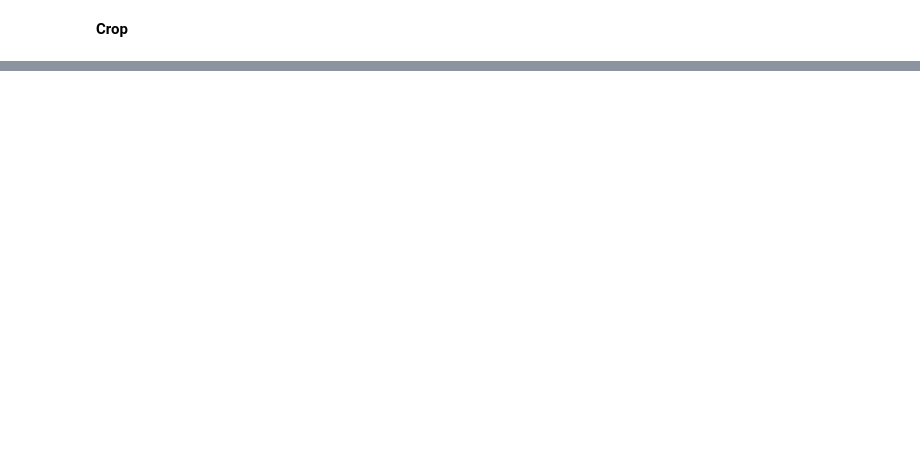
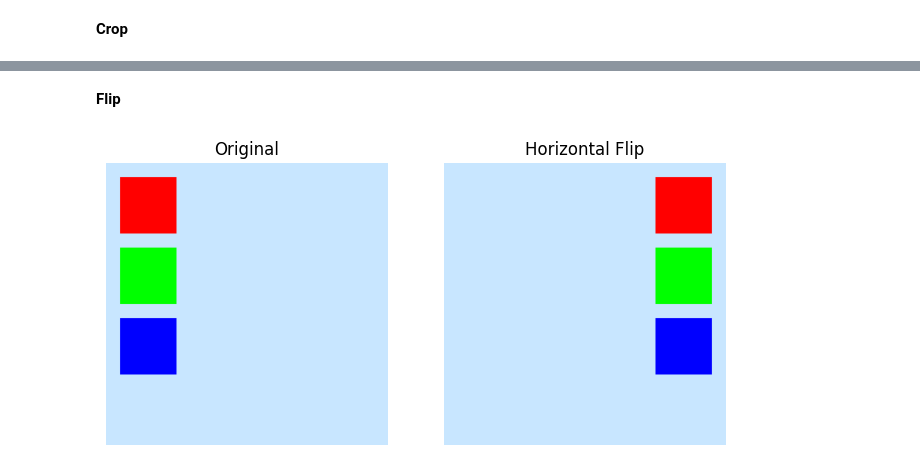
Before and after one commit to manav15dhupar-ux/Image_Pixel_Manipulator, a Jupyter notebook: Image_Pixel_Manipulator_(Synthetic_Images).ipynb, the cells around one changed output, grey strips where cells are left out. Saved outputs shown, nothing was run; the diff lists cells and outputs as text; code cells hidden in the pictures; blank space fills up the shorter version.

Commit message:
Horizontal and Vertical Flip

```diff
--- a/Image_Pixel_Manipulator_(Synthetic_Images).ipynb
+++ b/Image_Pixel_Manipulator_(Synthetic_Images).ipynb
@@ -83,0 +81,20 @@ Croped Shape: (20, 20, 3)
+# %% [markdown]
+**Flip**
+# %%
+flipped_horizontal = img[:, ::-1]
+
+plt.figure(figsize=(8, 4))
+
+plt.subplot(1, 2, 1)
+plt.imshow(img)
+plt.title("Original")
+plt.axis("off")
+
+plt.subplot(1, 2, 2)
+plt.imshow(flipped_horizontal)
+plt.title("Horizontal Flip")
+plt.axis("off")
+
+plt.show()
+# %% [output]
+[figure, added]
```
Also changed, not shown: parts of 4 cells of this notebook.
